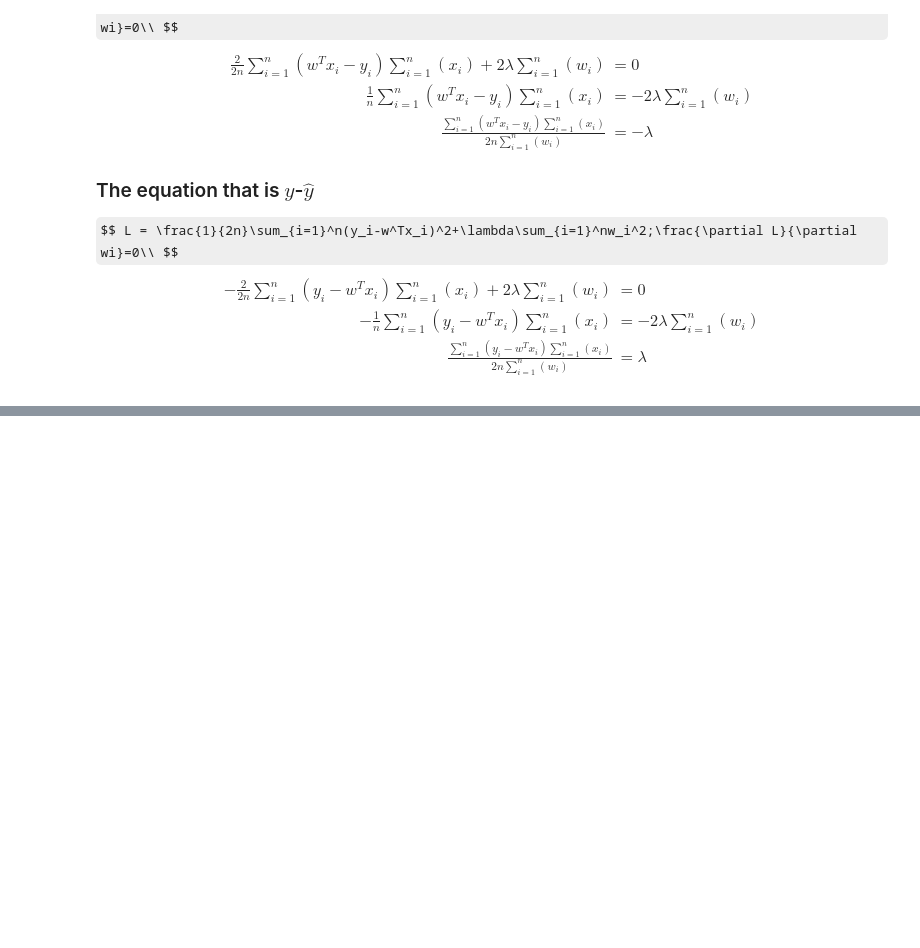
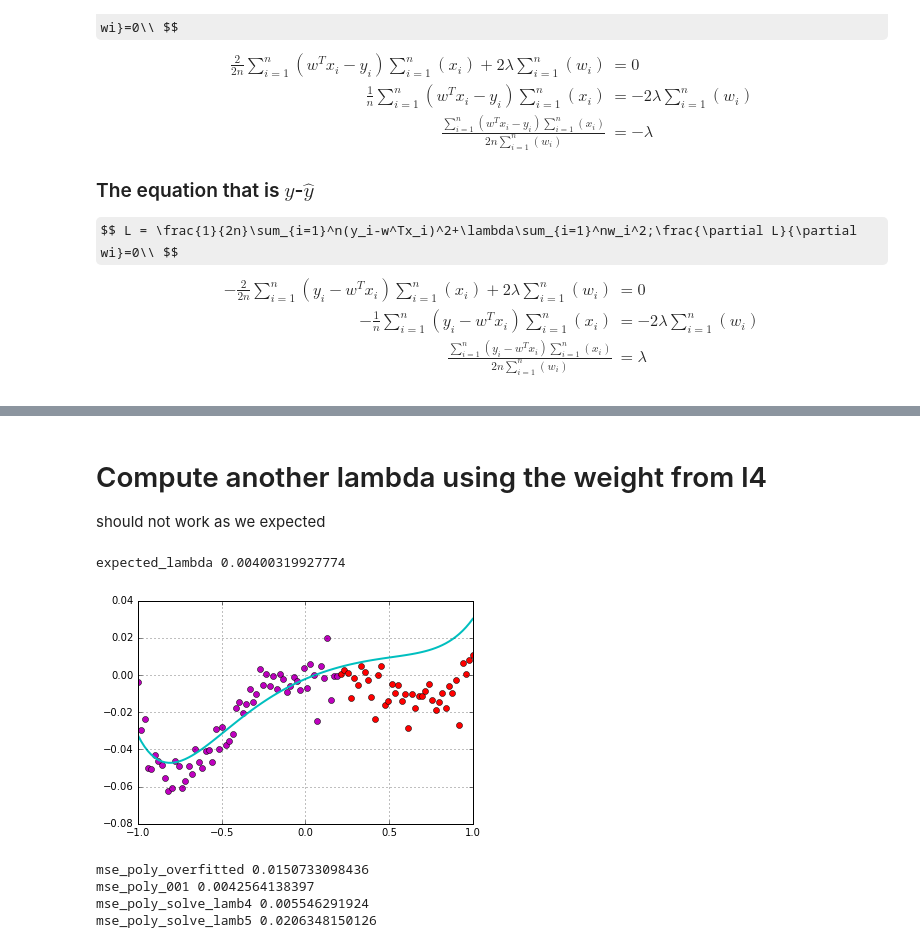
Before and after one commit to robroooh/ipynb_container, a Jupyter notebook: Regularization.ipynb, the cells around one changed output, grey strips where cells are left out. Saved outputs shown, nothing was run; the diff lists cells and outputs as text; code cells hidden in the pictures; some formulas as TeX source; blank space fills up the shorter version.

```diff
--- a/Regularization.ipynb
+++ b/Regularization.ipynb
@@ -289,0 +209,32 @@ minimize for poly2 [  3.61909111  -5.85185      9.70401683 -12.20580804   8.2468
+# %% [markdown]
+# Compute another lambda using the weight from l4
+should not work as we expected
+# %%
+plt.figure()
+plt.plot(x_train, y_train, 'mo')
+plt.plot(x_test, y_test, 'ro')
+plt.grid(True)
+l5 = LinearRegression(toPoly(x_train), y_train)
+expected_lambda = solve_for_lambda(x_train,y_train, res4.x)
+print "expected_lambda", expected_lambda
+l5.set_lamb(expected_lambda)
+res5 = minimize(l5.cost, [0, 0, 0, 0, 0, 0, 0])
+l5.set_w(res5.x)
+l5.drawlinepoly()
+# %% [output]
+expected_lambda 0.00400319927774
+[figure, added]
+# %%
+x_test_poly = toPoly(x_test)
+def get_sum_mse(w):
+    return sum([(np.dot(w, x_test_poly[i]) - y_test[i])**2 for i in range(len(x_test))])
+
+print "mse_poly_overfitted", get_sum_mse(res2.x)
+print "mse_poly_001", get_sum_mse(res3.x)
+print "mse_poly_solve_lamb4", get_sum_mse(res4.x)
+print "mse_poly_solve_lamb5", get_sum_mse(res5.x)
+# %% [output]
+mse_poly_overfitted 0.0150733098436
+mse_poly_001 0.0042564138397
+mse_poly_solve_lamb4 0.005546291924
+mse_poly_solve_lamb5 0.0206348150126
```
Also changed, not shown: parts of 14 cells of this notebook.
